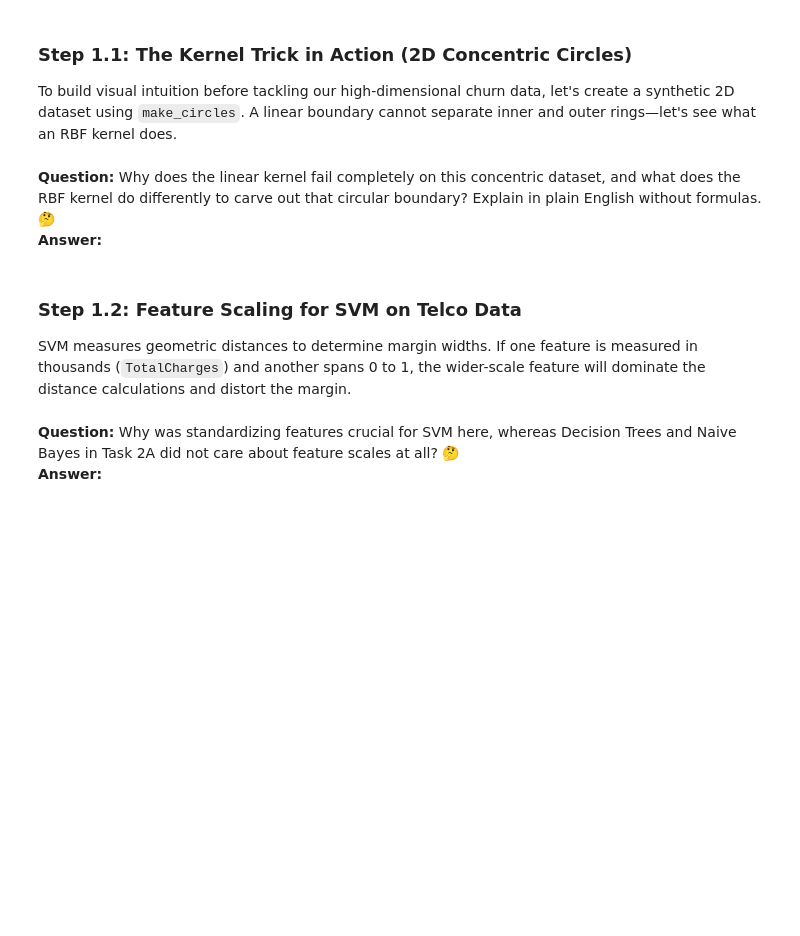
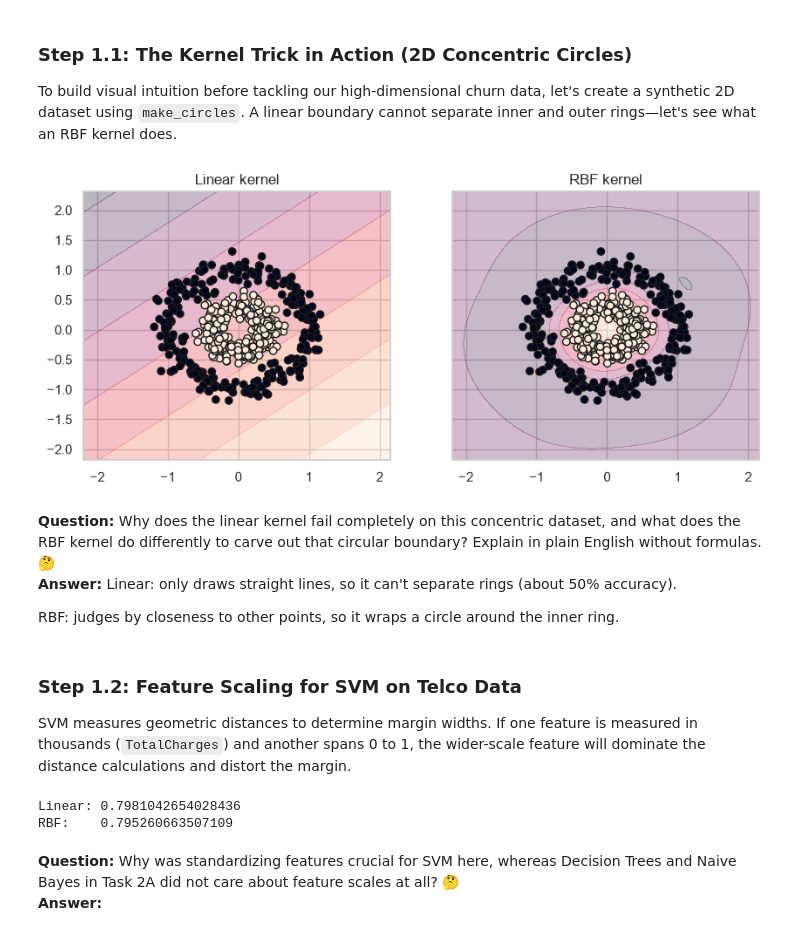
Before and after one commit to VenusCrazy/AryanM_LP_Synapse-26, a Jupyter notebook: Task 2/SynapseTask_LP_2B.ipynb, the cells around one changed output. Drawn from its saved outputs; the diff is of its cells as text; code cells hidden in the pictures; blank space fills up the shorter version.

```diff
--- a/Task 2/SynapseTask_LP_2B.ipynb
+++ b/Task 2/SynapseTask_LP_2B.ipynb
@@ -68,5 +68,12 @@ To build visual intuition before tackling our high-dimensional churn data, let's
 # Hint: Generate concentric circles using sklearn.datasets.make_circles
 # from sklearn.datasets import make_circles
 # X_circ, y_circ =
+from sklearn.datasets import make_circles
+
+X_circ, y_circ = make_circles(n_samples=500, factor=0.4, noise=0.1, random_state=42)
 # %%
 # Hint: Fit SVC(kernel='linear') and SVC(kernel='rbf') on (X_circ, y_circ)
+from sklearn.svm import SVC
+
+svc_linear = SVC(kernel='linear').fit(X_circ, y_circ)
+svc_rbf = SVC(kernel='rbf').fit(X_circ, y_circ)
@@ -76,6 +80,22 @@ To build visual intuition before tackling our high-dimensional churn data, let's
+# %%
+from sklearn.inspection import DecisionBoundaryDisplay
+fig, axes = plt.subplots(1, 2, figsize=(10, 4), sharex=True, sharey=True)
+
+for ax, model, title in [(axes[0], svc_linear, 'Linear kernel'),
+                         (axes[1], svc_rbf, 'RBF kernel')]:
+    DecisionBoundaryDisplay.from_estimator(model, X_circ, ax=ax, alpha=0.3)
+    ax.scatter(X_circ[:, 0], X_circ[:, 1], c=y_circ, edgecolors='k')
+    ax.set_title(title)
+
+plt.show()
+# %% [output]
+[figure, added]
 # %% [markdown]
 **Question:** Why does the linear kernel fail completely on this concentric dataset, and what does the RBF kernel do differently to carve out that circular boundary? Explain in plain English without formulas. 🤔
 **Answer:**
+Linear: only draws straight lines, so it can't separate rings (about 50% accuracy).
+
+RBF: judges by closeness to other points, so it wraps a circle around the inner ring.
 # %% [markdown]
 ### Step 1.2: Feature Scaling for SVM on Telco Data
 
@@ -91,3 +116,15 @@ SVM measures geometric distances to determine margin widths. If one feature is m
+# %%
+from sklearn.svm import SVC
+from sklearn.metrics import accuracy_score
+
+svc_linear = SVC(kernel='linear').fit(X_train, y_train)
+svc_rbf = SVC(kernel='rbf').fit(X_train, y_train)
+
+print('Linear:', accuracy_score(y_test, svc_linear.predict(X_test)))
+print('RBF:   ', accuracy_score(y_test, svc_rbf.predict(X_test)))
+# %% [output]
+Linear: 0.7981042654028436
+RBF:    0.795260663507109
 # %% [markdown]
 **Question:** Why was standardizing features crucial for SVM here, whereas Decision Trees and Naive Bayes in Task 2A did not care about feature scales at all? 🤔
 **Answer:**
```
Also changed, not shown: parts of 14 cells of this notebook, 5 other files.
